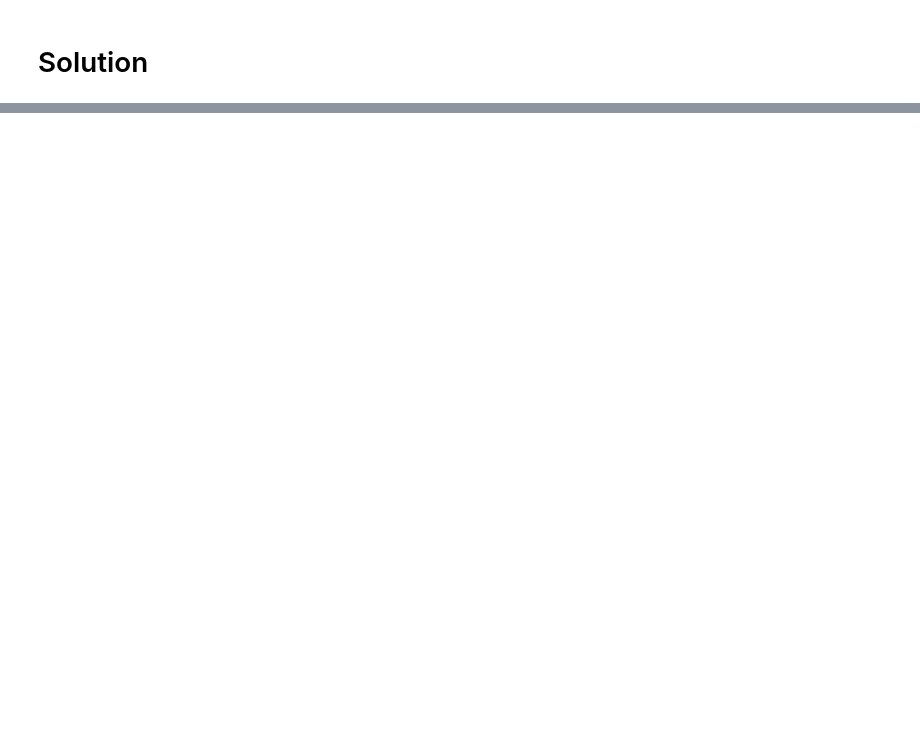
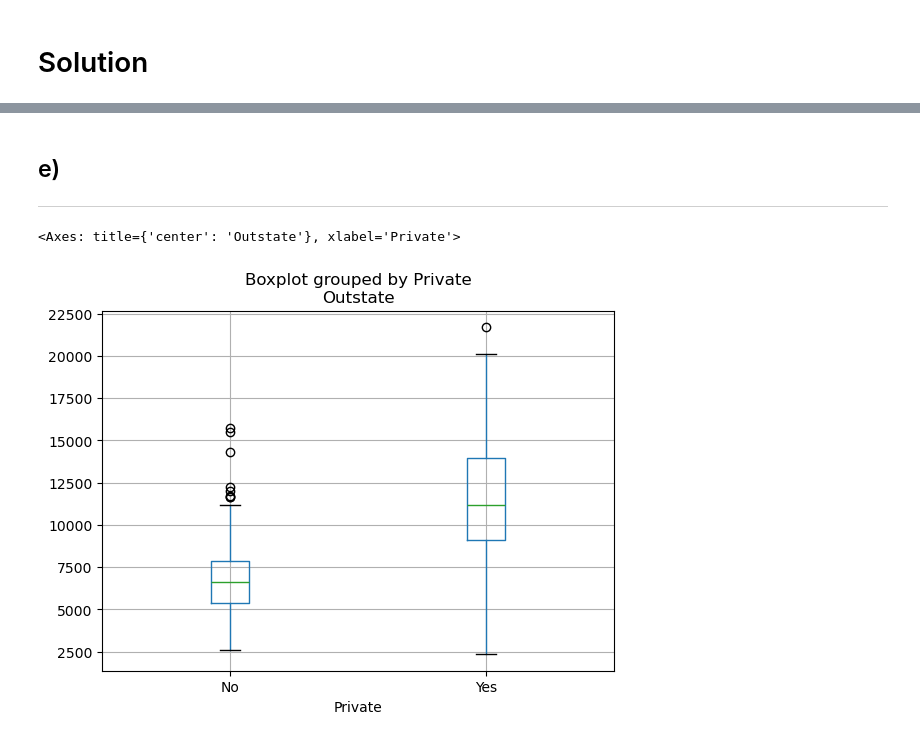
Before and after one commit to PeterTveita/BAN404, a Jupyter notebook: Foreleser/01/ex28_solution.ipynb, the cells around one changed output, grey strips where cells are left out. Cells and saved outputs as stored; diff of their text form; code cells hidden in the pictures; blank space fills up the shorter version.

```diff
--- a/Foreleser/01/ex28_solution.ipynb
+++ b/Foreleser/01/ex28_solution.ipynb
@@ -19,0 +76,9 @@ college.describe()
+# %% [markdown]
+## e)
+***
+# %%
+#Boxplot Outstate vs Private
+college.boxplot(column = 'Outstate', by = 'Private')
+# %% [output]
+<Axes: title={'center': 'Outstate'}, xlabel='Private'>
+[figure, added]
```
Also changed, not shown: parts of 17 cells of this notebook, 4 other files.
